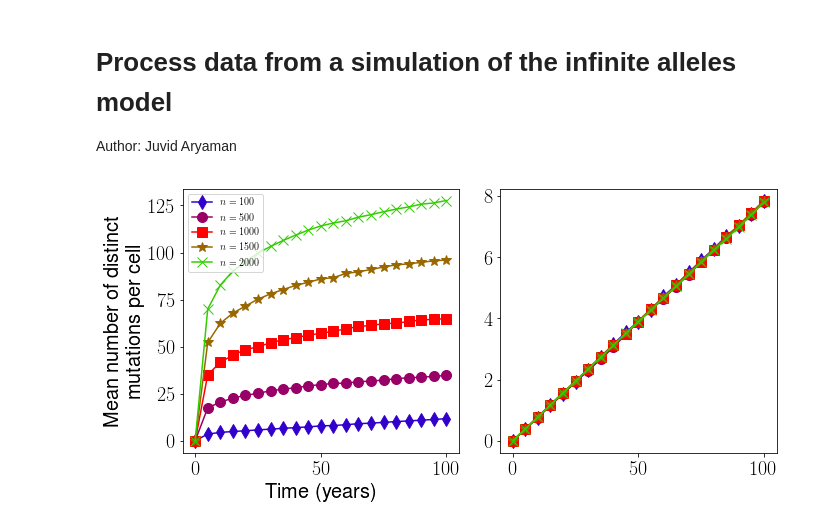
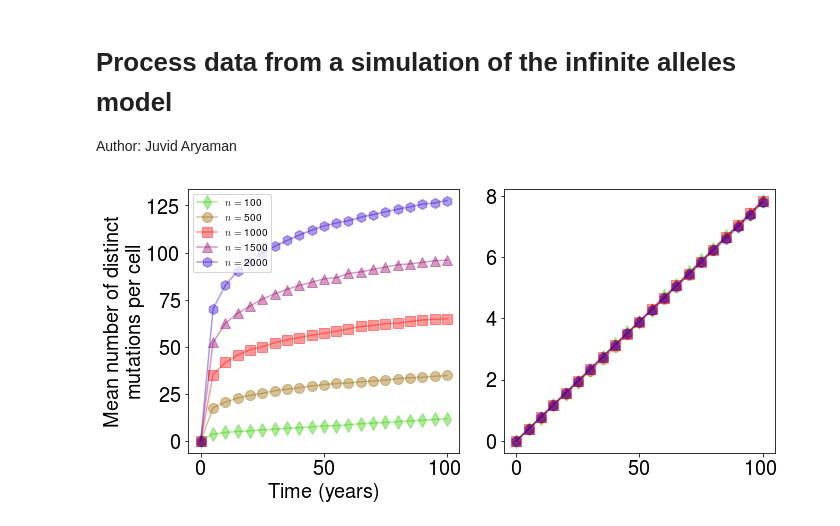
Before and after one commit to ImperialCollegeLondon/MitoNetworksGenetics, a Jupyter notebook: Moran_infinite_sites/N_sweep/Process_infinite_sites.ipynb, the cells around one changed output. Cells and saved outputs as stored; diff of their text form; code cells hidden in the pictures.

```diff
--- a/Moran_infinite_sites/N_sweep/Process_infinite_sites.ipynb
+++ b/Moran_infinite_sites/N_sweep/Process_infinite_sites.ipynb
@@ -24,42 +25,49 @@ n_arr = [100,
 1500,
 2000]
 # %%
+symbols = ['-d','-o','-s','-^','-h','-P']
 cm = plt.get_cmap("brg")
 colors = (0.5+np.arange(0,len(n_arr)))/float(len(n_arr))
-cvals = cm(colors)
+cvals = cm(colors)[::-1]
-# %%
-symbols = ['d','o','s','*','x']
 # %%
 fig, axs = plt.subplots(1,2, figsize = (2*5,5))
 axs = axs.ravel()
 for i, n in enumerate(n_arr):
+    symbol = symbols[np.mod(i,len(symbols))]
+
     data = pd.read_csv('output_{}.txt'.format(n), delimiter=',',skiprows=5)
 
     data['n_hom_mutants'] = data['n_mutants'] - data['n_het_mutants']
 
     g = data[['t','n_mutants','n_het_mutants','n_hom_mutants','mean_mutn_indiv','std_mutn_indiv']].groupby('t')
 
     means = g.mean()
     stds = g.std(ddof=1)
 
 
     ax = axs[0]
-    ax.plot(means.index/365.0,means['n_mutants'], '-{}'.format(symbols[i]),
-                color = cvals[i], label = '$n={}$'.format(n))
+    ax.plot(means.index/365.0,means['n_mutants'], symbol,color=cvals[i], label = '$n=$ {}'.format(n), alpha = 0.4)
 
 
     ax = axs[1]
-    ax.plot(means.index/365.0,means['mean_mutn_indiv'], '-{}'.format(symbols[i]),
-                color = cvals[i], label = '$n={}$'.format(n))
+    ax.plot(means.index/365.0,means['mean_mutn_indiv'], symbol,color=cvals[i], label = '$n=$ {}'.format(n), alpha = 0.4)
     #ax.set_xlabel('Time (years)')
     #ax.set_ylabel('Mean number of mutations\n per mtDNA')
 
 axs[0].set_xlabel('Time (years)')
 axs[0].set_ylabel('Mean number of distinct \nmutations per cell')
 
 axs[0].legend(prop={'size':10}, loc = "upper left")
 
+#Make it look fancy
+for ax in axs:
+    fmt = matplotlib.ticker.StrMethodFormatter("{x}")
+    ax.xaxis.set_major_formatter(fmt)
+    ax.yaxis.set_major_formatter(fmt)
+    ax.xaxis.set_major_formatter(FormatStrFormatter('%d'))
+    ax.yaxis.set_major_formatter(FormatStrFormatter('%d'))
+
 plt.tight_layout()
 plt.savefig('inf_sites_n.svg')
 # %% [output]
-[figure, old version]
+[figure, new version]
```
Also changed, not shown: parts of 1 cell of this notebook, 35 other files.
